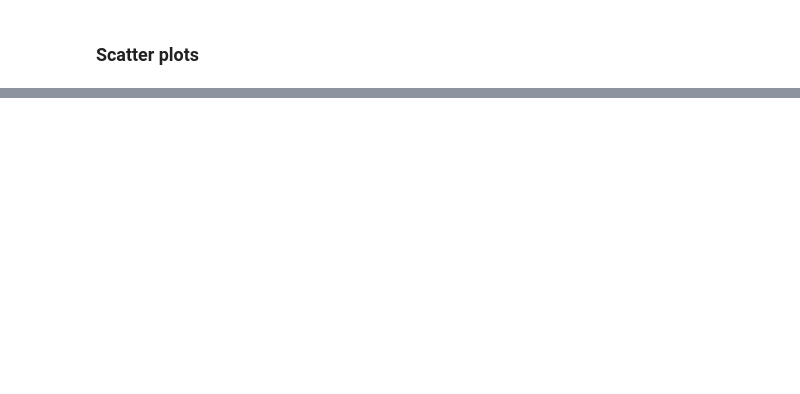
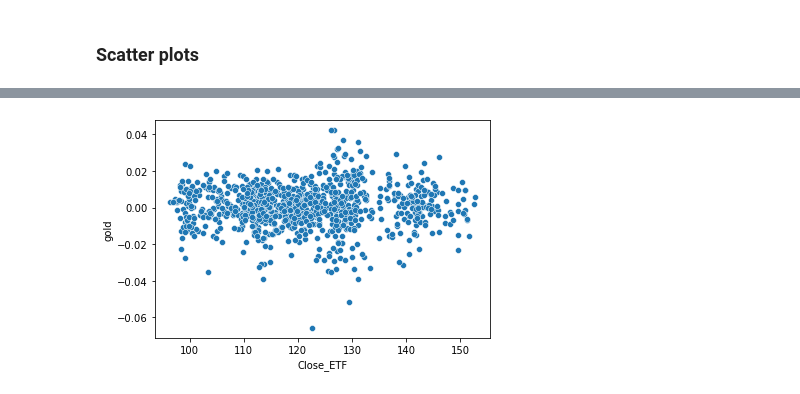
Before and after one commit to arefeenshamsuzzoha/stevens-stuff, a Jupyter notebook: MA 541/MA541project_part2.ipynb, the cells around one changed output, grey strips where cells are left out. Drawn from its saved outputs; the diff is of its cells as text; code cells hidden in the pictures; blank space fills up the shorter version.

```diff
--- a/MA 541/MA541project_part2.ipynb
+++ b/MA 541/MA541project_part2.ipynb
@@ -56,0 +73,4 @@ ts_JPM = sns.relplot(data=project_data, x="t_index", y="JPM", kind="line")
+# %%
+scatter_ETF_gold = sns.scatterplot(data=project_data, x="Close_ETF", y="gold")
+# %% [output]
+[figure, added]
```
Also changed, not shown: parts of 12 cells of this notebook.
